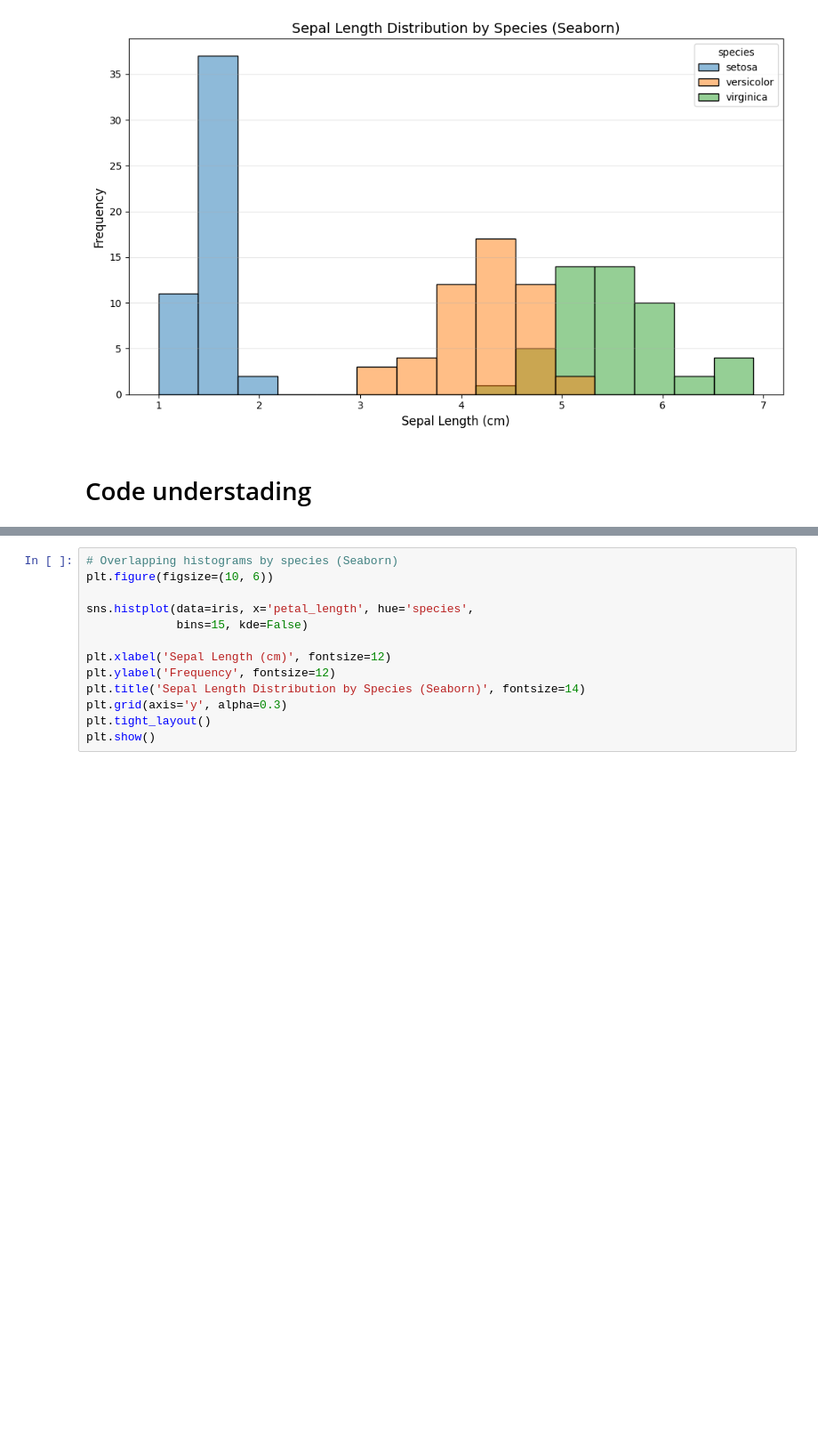
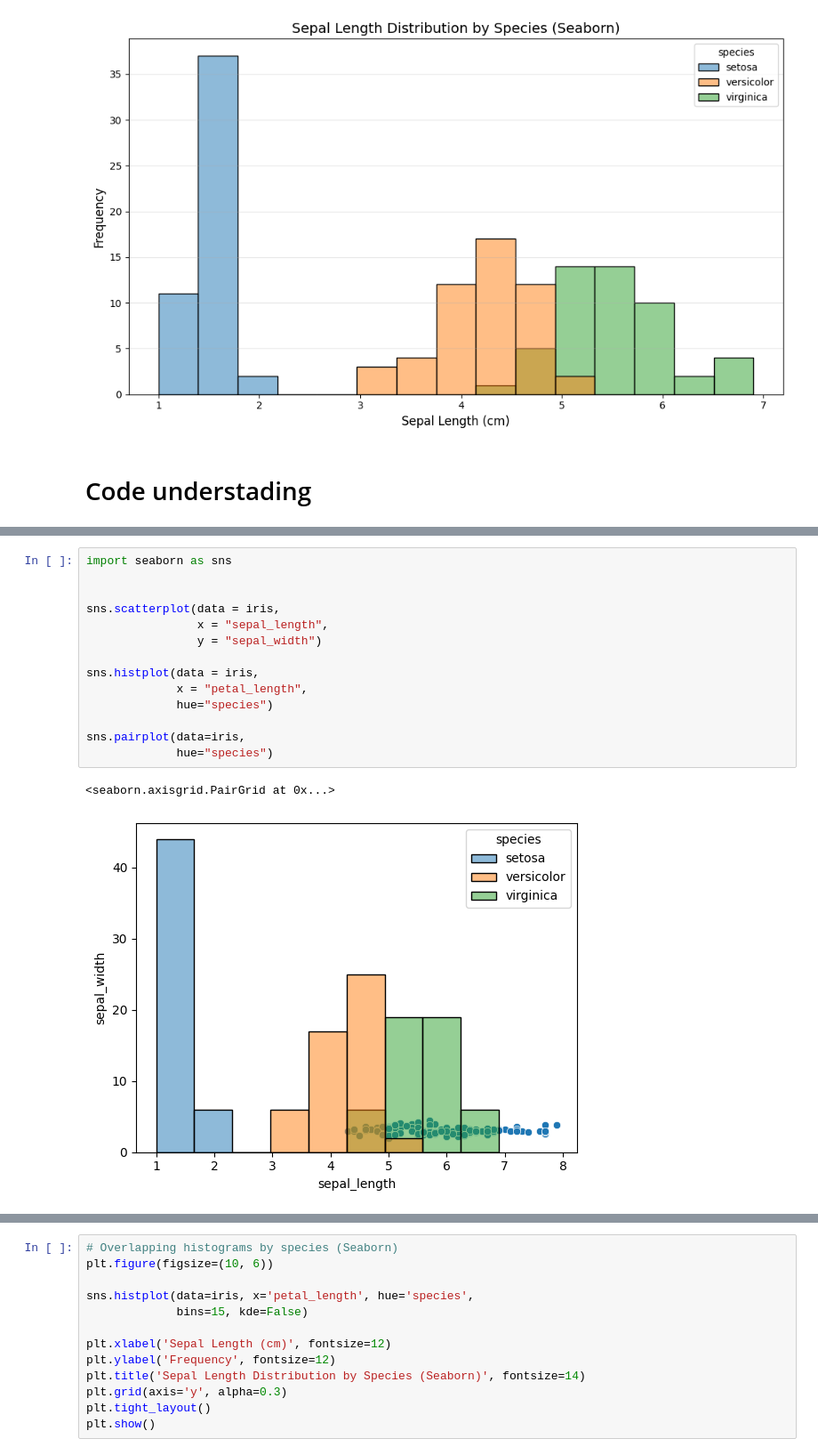
Before and after one commit to Satishpk15/Python, a Jupyter notebook: Batch2_EDA_Part1.ipynb, the cells around one changed output, grey strips where cells are left out. Shown at 89% size. Saved outputs shown, nothing was run; the diff lists cells and outputs as text; blank space fills up the shorter version.

```diff
--- a/Batch2_EDA_Part1.ipynb
+++ b/Batch2_EDA_Part1.ipynb
@@ -357,0 +398,17 @@ plt.show()
+# %%
+import seaborn as sns
+
+
+sns.scatterplot(data = iris,
+                x = "sepal_length",
+                y = "sepal_width")
+
+sns.histplot(data = iris,
+             x = "petal_length",
+             hue="species")
+
+sns.pairplot(data=iris,
+             hue="species")
+# %% [output]
+<seaborn.axisgrid.PairGrid at 0x...>
+[figure, added]
```
Also changed, not shown: parts of 20 cells of this notebook.
